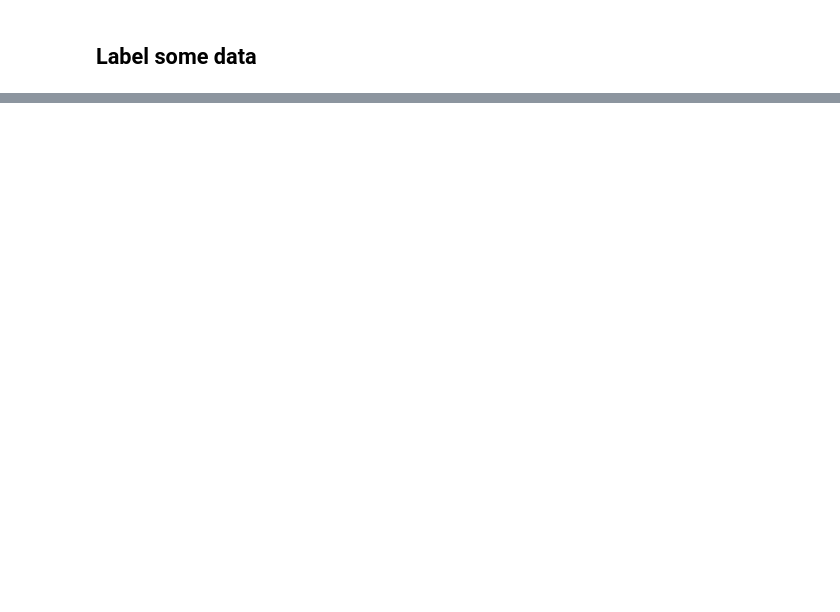
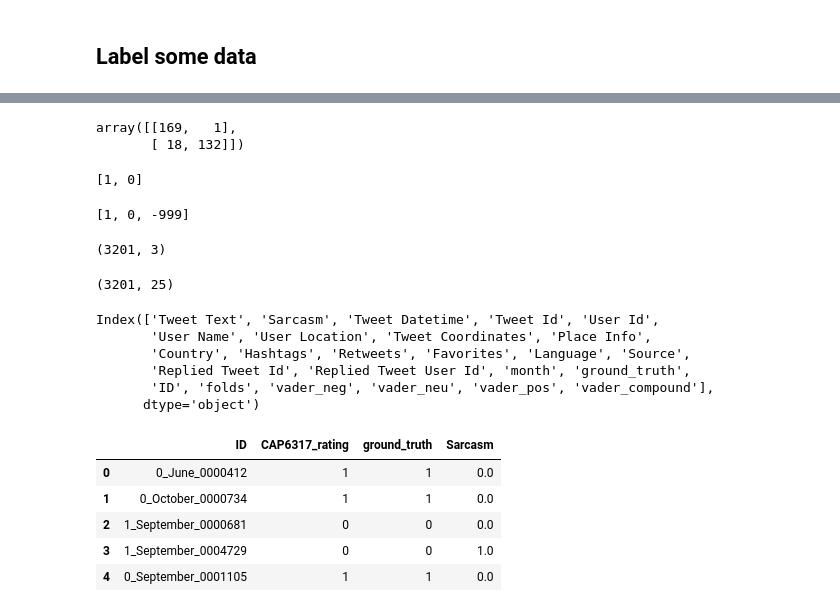
Before and after one commit to mtaufeeq/socialMM_P7, a Jupyter notebook: scripts/eda.ipynb, the cells around one changed output, grey strips where cells are left out. Saved outputs shown, nothing was run; the diff lists cells and outputs as text; code cells hidden in the pictures; blank space fills up the shorter version.

```diff
--- a/scripts/eda.ipynb
+++ b/scripts/eda.ipynb
@@ -555,0 +514,17 @@ dtype: object
+# %%
+confusion_matrix(m_df["ground_truth"], m_df["CAP6317_rating"])
+# %% [output]
+array([[169,   1],
+       [ 18, 132]])
+# %%
+m_df["ground_truth"].unique().tolist()
+# %% [output]
+[1, 0]
+# %%
+m_df["CAP6317_rating"].unique().tolist()
+# %% [output]
+[1, 0, -999]
+# %%
+m_df.shape
+# %% [output]
+(3201, 3)
@@ -555,0 +533,4 @@ dtype: object
+# %%
+jx_df.shape
+# %% [output]
+(3201, 25)
@@ -555,0 +539,18 @@ dtype: object
+# %%
+jx_df.columns
+# %% [output]
+Index(['Tweet Text', 'Sarcasm', 'Tweet Datetime', 'Tweet Id', 'User Id',
+       'User Name', 'User Location', 'Tweet Coordinates', 'Place Info',
+       'Country', 'Hashtags', 'Retweets', 'Favorites', 'Language', 'Source',
+       'Replied Tweet Id', 'Replied Tweet User Id', 'month', 'ground_truth',
+       'ID', 'folds', 'vader_neg', 'vader_neu', 'vader_pos', 'vader_compound'],
+      dtype='object')
+# %%
+m_df2.head()
+# %% [output]
+|  | ID | CAP6317_rating | ground_truth | Sarcasm |
+| 0 | 0_June_0000412 | 1 | 1 | 0.0 |
+| 1 | 0_October_0000734 | 1 | 1 | 0.0 |
+| 2 | 1_September_0000681 | 0 | 0 | 0.0 |
+| 3 | 1_September_0004729 | 0 | 0 | 1.0 |
+| 4 | 0_September_0001105 | 1 | 1 | 0.0 |
```
Also changed, not shown: parts of 65 cells of this notebook.
